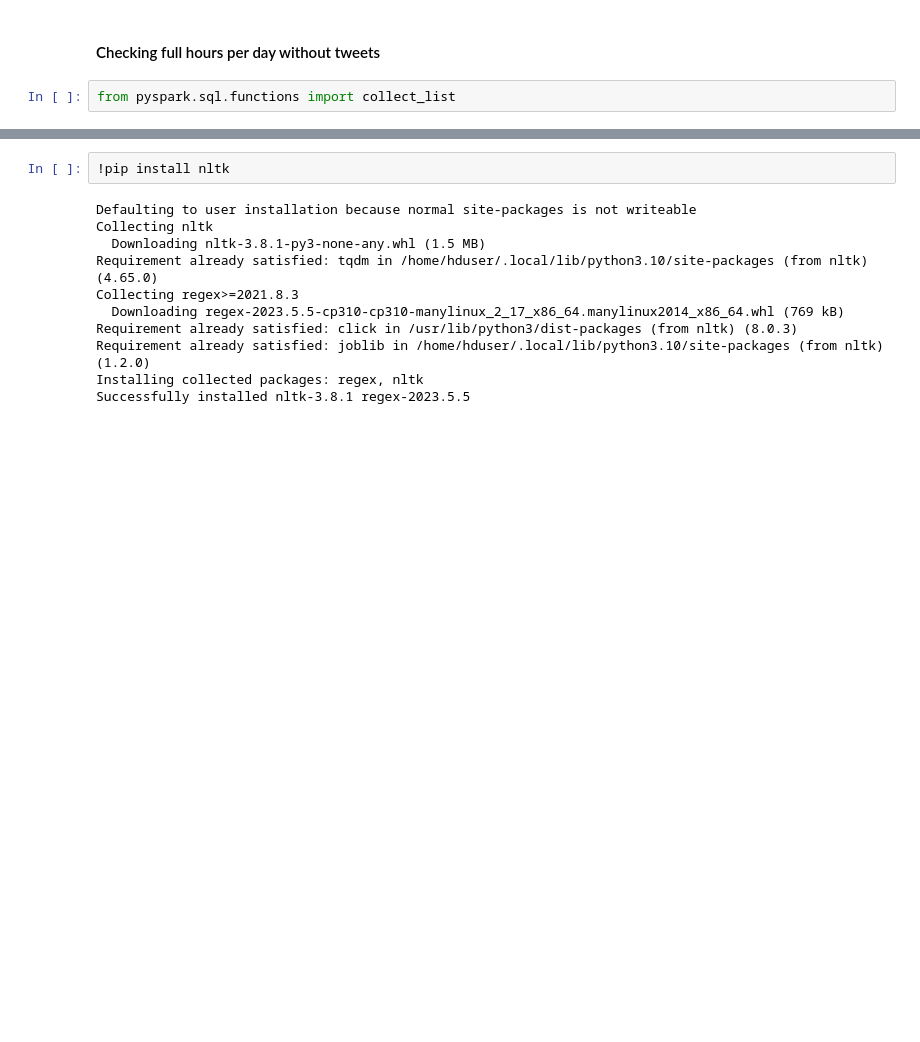
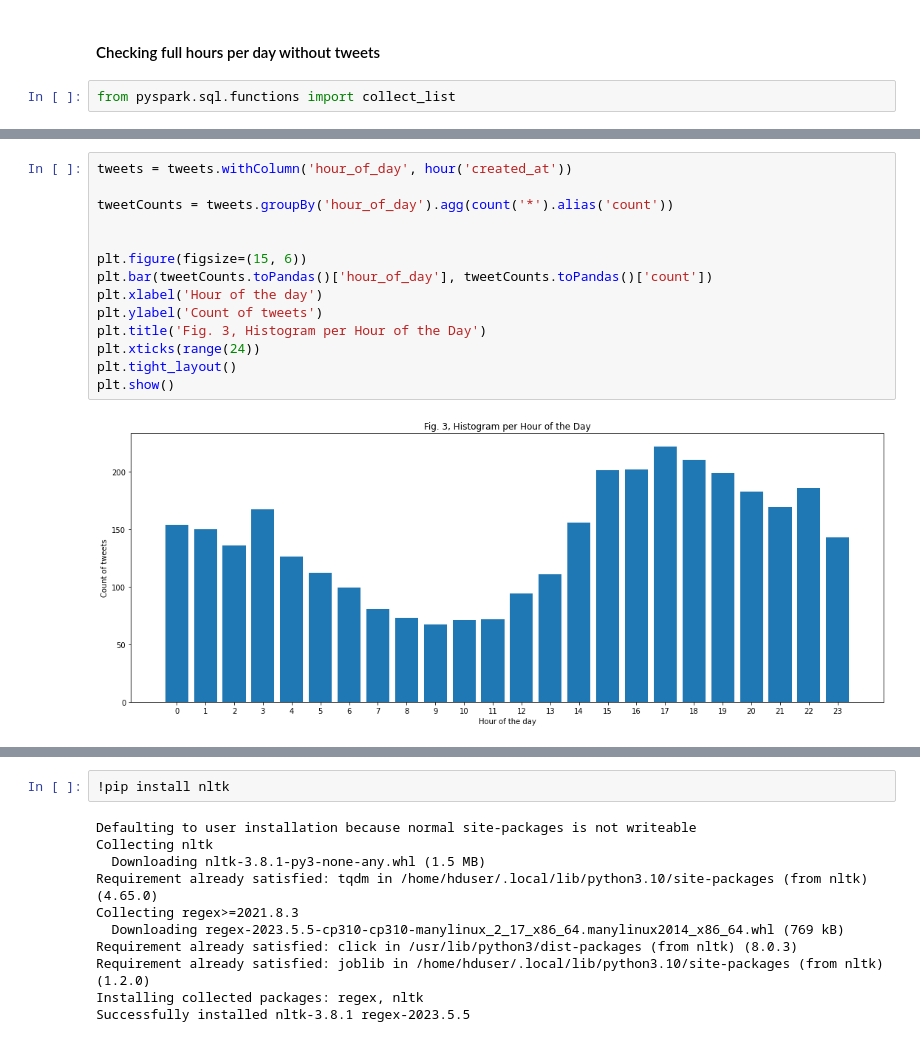
Before and after one commit to Carloselrecharlie/CA2_2ndSem, a Jupyter notebook: CA2_2ndSem.ipynb, the cells around one changed output, grey strips where cells are left out. Drawn from its saved outputs; the diff is of its cells as text; blank space fills up the shorter version.

```diff
--- a/CA2_2ndSem.ipynb
+++ b/CA2_2ndSem.ipynb
@@ -194,3 +231,19 @@ AnalysisException: cannot resolve '(hour = hour_of_day)' due to data type mismat
+# %%
+tweets = tweets.withColumn('hour_of_day', hour('created_at'))
+
+tweetCounts = tweets.groupBy('hour_of_day').agg(count('*').alias('count'))
+
+
+plt.figure(figsize=(15, 6))
+plt.bar(tweetCounts.toPandas()['hour_of_day'], tweetCounts.toPandas()['count'])
+plt.xlabel('Hour of the day')
+plt.ylabel('Count of tweets')
+plt.title('Fig. 3, Histogram per Hour of the Day')
+plt.xticks(range(24))
+plt.tight_layout()
+plt.show()
+# %% [output]
+[figure, added]
 # %%
 import pandas as pd
 import numpy as np
```
Also changed, not shown: parts of 9 cells of this notebook.
